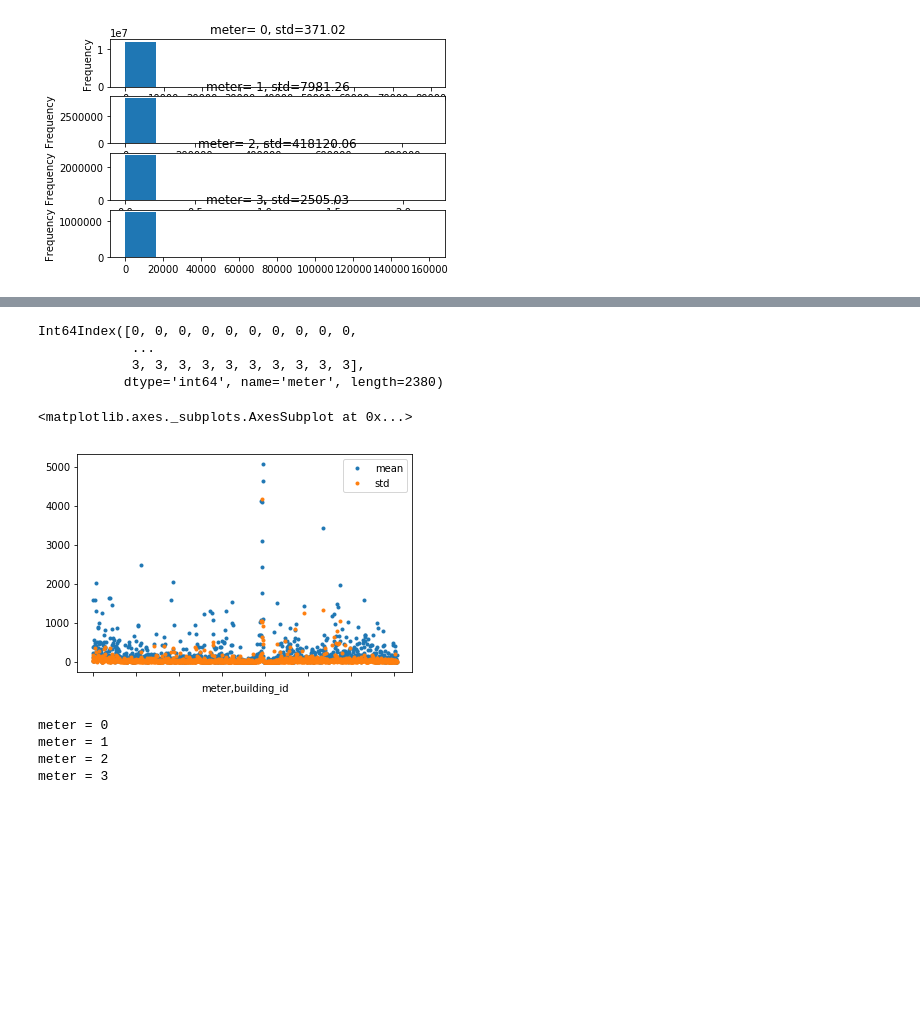
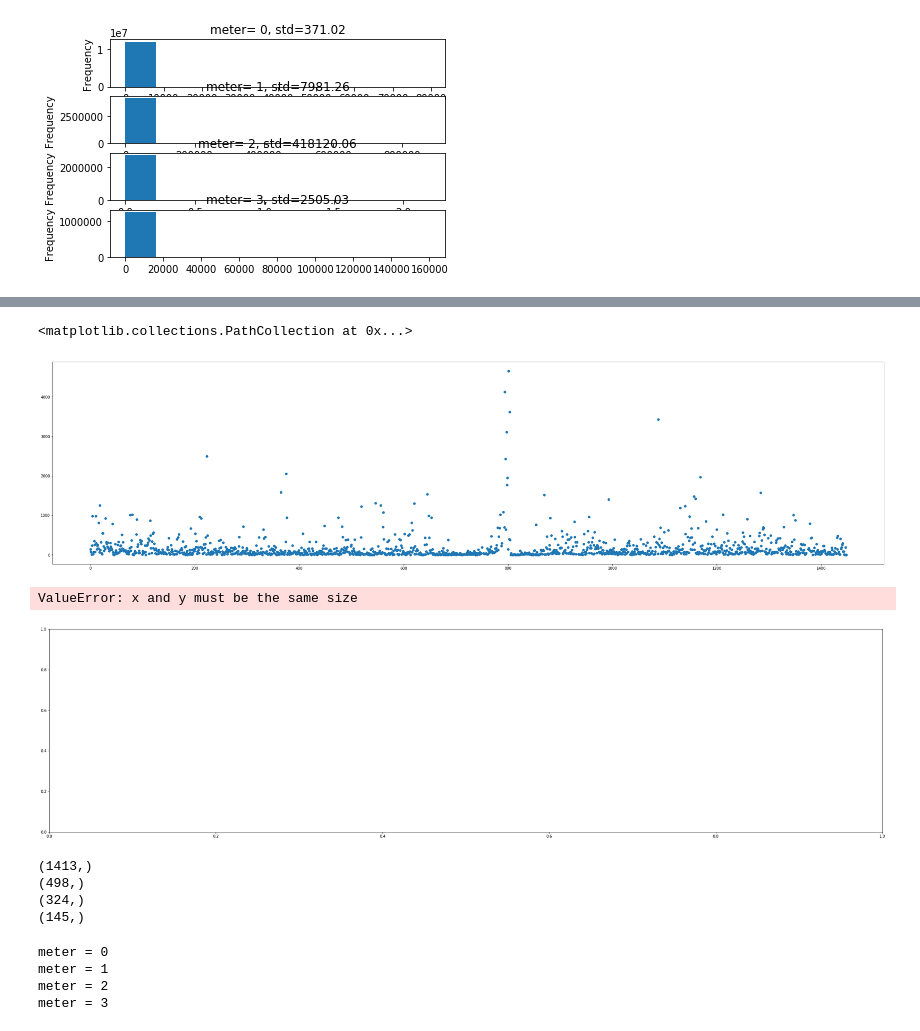
Before and after one commit to wanda15tw/kaggle_ashrae_energy_prediction, a Jupyter notebook: notebooks/01 EDA.ipynb, the cells around one changed output, grey strips where cells are left out. Cells and saved outputs as stored; diff of their text form; code cells hidden in the pictures; blank space fills up the shorter version.

```diff
--- a/notebooks/01 EDA.ipynb
+++ b/notebooks/01 EDA.ipynb
@@ -203,4 +211,2 @@ dtype: int64
-# %%
-train.loc[train['meter_reading']==0, 'meter_reading']= np.nan
 # %%
 reading_summary = train.groupby(['meter', 'building_id'])['meter_reading'].agg(['mean', 'std'])
@@ -237,12 +227,12 @@ reading_summary
-# %%
-reading_summary.index.get_level_values(0)
-# %% [output]
-Int64Index([0, 0, 0, 0, 0, 0, 0, 0, 0, 0,
-            ...
-            3, 3, 3, 3, 3, 3, 3, 3, 3, 3],
-           dtype='int64', name='meter', length=2380)
-# %%
-reading_summary.iloc[reading_summary.index.get_level_values(0)==0, :].plot(style='.')
-# %% [output]
-<matplotlib.axes._subplots.AxesSubplot at 0x...>
-[figure, removed]
+# %%
+plt.figure(figsize=(40, 10))
+plt.scatter(reading_summary.loc[0].index, reading_summary.loc[0, 'mean'])
+# %% [output]
+<matplotlib.collections.PathCollection at 0x...>
+[figure, added]
+# %%
+plt.figure(figsize=(40, 10))
+plt.scatter(reading_summary.loc[0].index, reading_summary.loc[1, 'mean'])
+# %% [output]
+ValueError: x and y must be the same size
+[figure, added]
@@ -249,3 +245,13 @@ reading_summary.iloc[reading_summary.index.get_level_values(0)==0, :].plot(style
+# %%
+print(reading_summary.iloc[reading_summary.index.get_level_values(0)==0, 0].shape)
+print(reading_summary.iloc[reading_summary.index.get_level_values(0)==1, 0].shape)
+print(reading_summary.iloc[reading_summary.index.get_level_values(0)==2, 0].shape)
+print(reading_summary.iloc[reading_summary.index.get_level_values(0)==3, 0].shape)
+# %% [output]
+(1413,)
+(498,)
+(324,)
+(145,)
 # %%
 fig, axs = plt.subplots(4)
 
```
Also changed, not shown: parts of 20 cells of this notebook.
